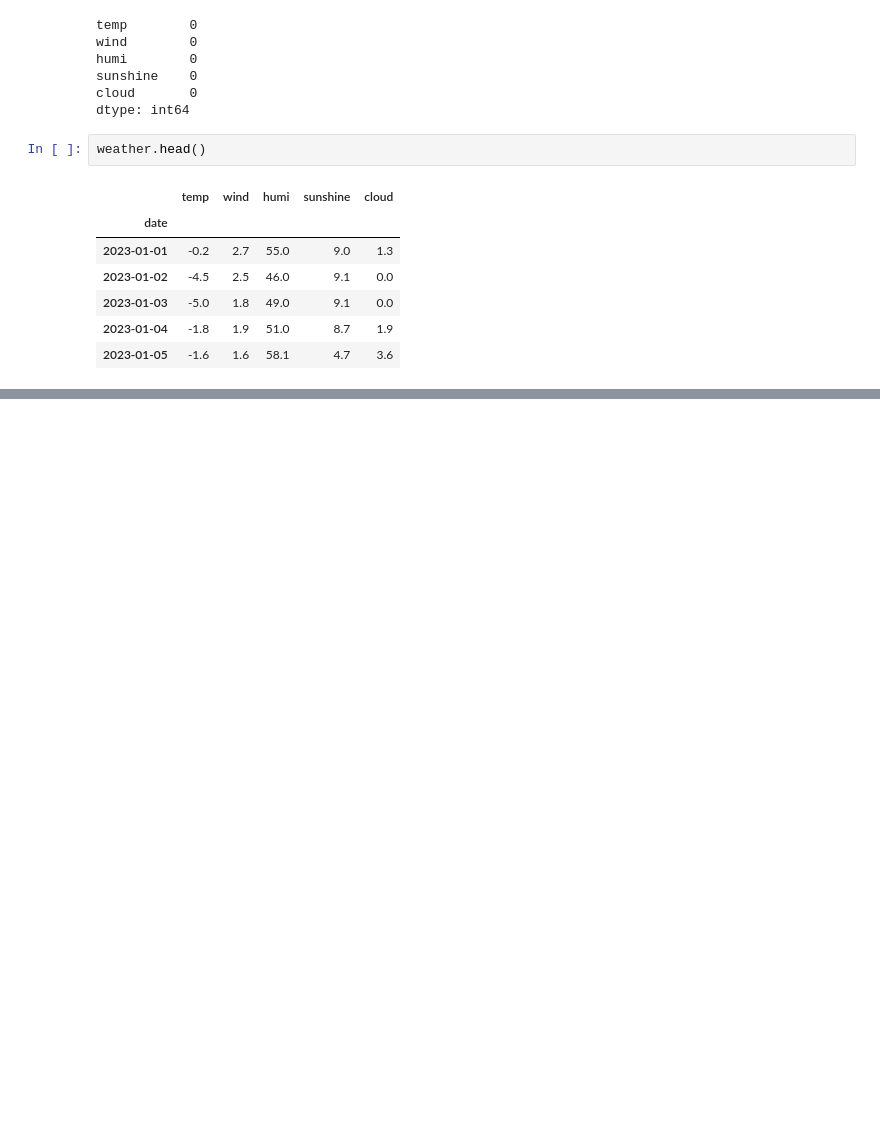
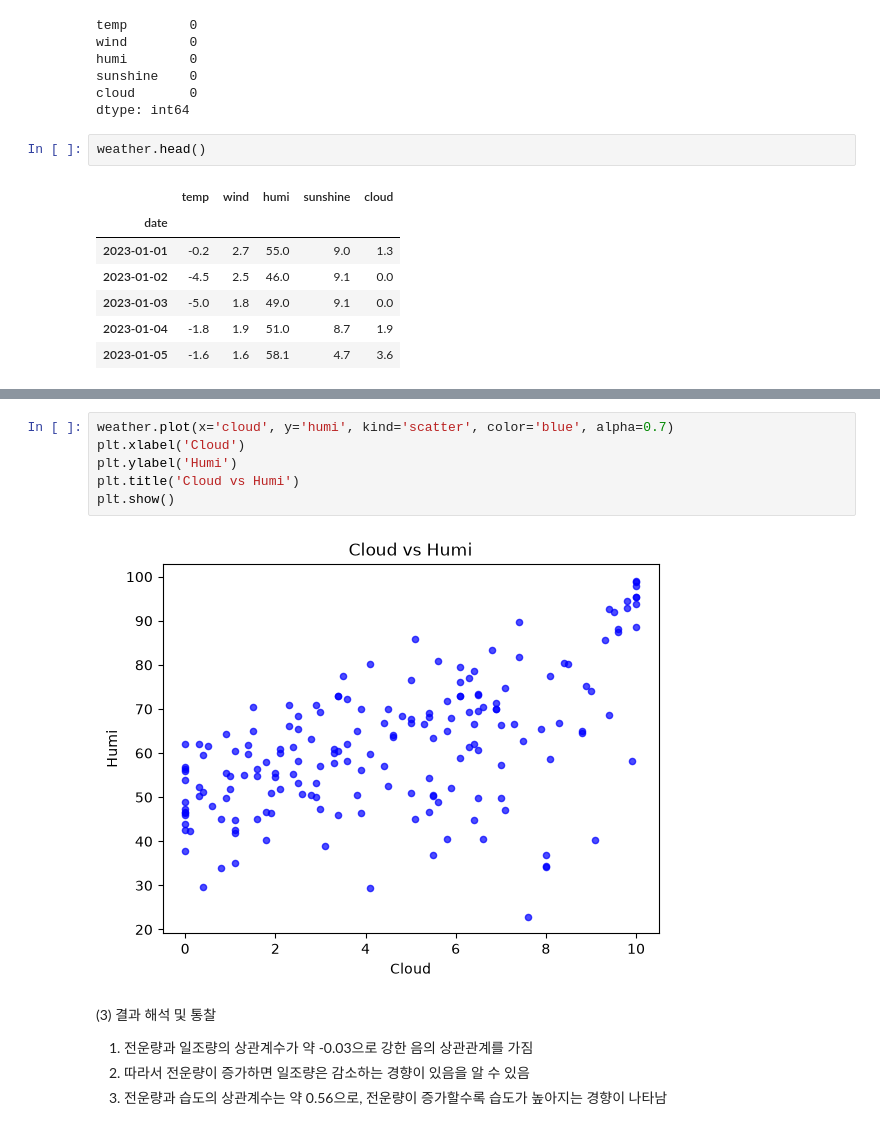
Before and after one commit to lyud333/Artificial-Intelligence_Study, a Jupyter notebook: 2023날씨데이터_1411.ipynb, the cells around one changed output, grey strips where cells are left out. Drawn from its saved outputs; the diff is of its cells as text; blank space fills up the shorter version.

```diff
--- a/2023날씨데이터_1411.ipynb
+++ b/2023날씨데이터_1411.ipynb
@@ -35,0 +78,13 @@ weather.head()
+# %%
+weather.plot(x='cloud', y='humi', kind='scatter', color='blue', alpha=0.7)
+plt.xlabel('Cloud')
+plt.ylabel('Humi')
+plt.title('Cloud vs Humi')
+plt.show()
+# %% [output]
+[figure, added]
+# %% [markdown]
+(3) 결과 해석 및 통찰
+1. 전운량과 일조량의 상관계수가 약 -0.03으로 강한 음의 상관관계를 가짐
+2. 따라서 전운량이 증가하면 일조량은 감소하는 경향이 있음을 알 수 있음
+3. 전운량과 습도의 상관계수는 약 0.56으로, 전운량이 증가할수록 습도가 높아지는 경향이 나타남
```
Also changed, not shown: parts of 7 cells of this notebook.
